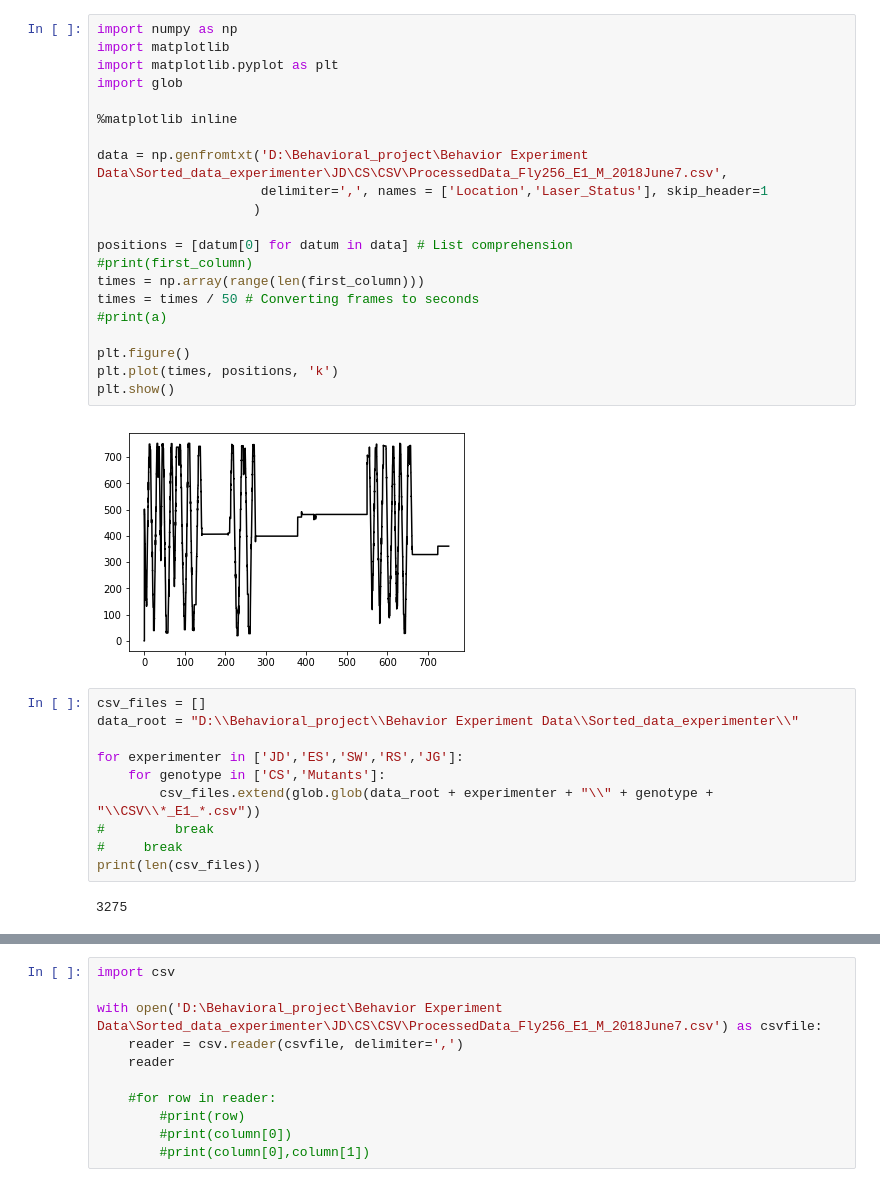
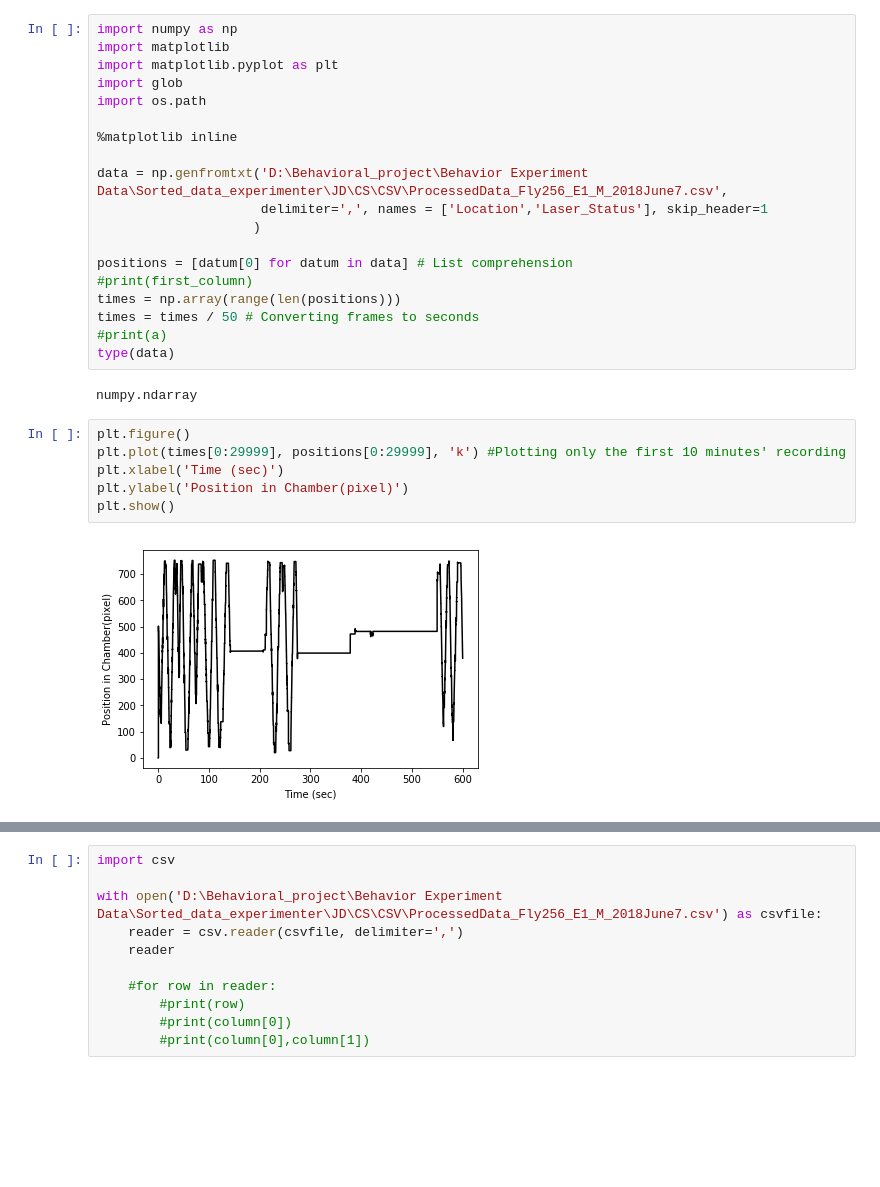
Before and after one commit to Ruichensun/fly_source, a Jupyter notebook: Plot_A_CSV.ipynb, the cells around one changed output, grey strips where cells are left out. Cells and saved outputs as stored; diff of their text form; blank space fills up the shorter version.

Commit message:
Plot_E1_for_all_flies

```diff
--- a/Plot_A_CSV.ipynb
+++ b/Plot_A_CSV.ipynb
@@ -3,6 +3,7 @@ import numpy as np
 import matplotlib
 import matplotlib.pyplot as plt
 import glob
+import os.path
 
 %matplotlib inline
 
@@ -12,25 +13,18 @@ data = np.genfromtxt('D:\Behavioral_project\Behavior Experiment Data\Sorted_data
 
 positions = [datum[0] for datum in data] # List comprehension
 #print(first_column)
-times = np.array(range(len(first_column)))
+times = np.array(range(len(positions)))
 times = times / 50 # Converting frames to seconds
 #print(a)
-
-plt.figure()
-plt.plot(times, positions, 'k')
-plt.show()
+type(data)
 # %% [output]
-[figure, removed]
+numpy.ndarray
-# %%
-csv_files = []
-data_root = "D:\\Behavioral_project\\Behavior Experiment Data\\Sorted_data_experimenter\\"
-
-for experimenter in ['JD','ES','SW','RS','JG']:
-    for genotype in ['CS','Mutants']:
-        csv_files.extend(glob.glob(data_root + experimenter + "\\" + genotype + "\\CSV\\*_E1_*.csv"))
-#         break
-#     break
-print(len(csv_files))
-# %% [output]
-3275
+# %%
+plt.figure()
+plt.plot(times[0:29999], positions[0:29999], 'k') #Plotting only the first 10 minutes' recording
+plt.xlabel('Time (sec)')
+plt.ylabel('Position in Chamber(pixel)')
+plt.show()
+# %% [output]
+[figure, added]
 # %%
```
Also changed, not shown: parts of 3 cells of this notebook, 1 other file.
